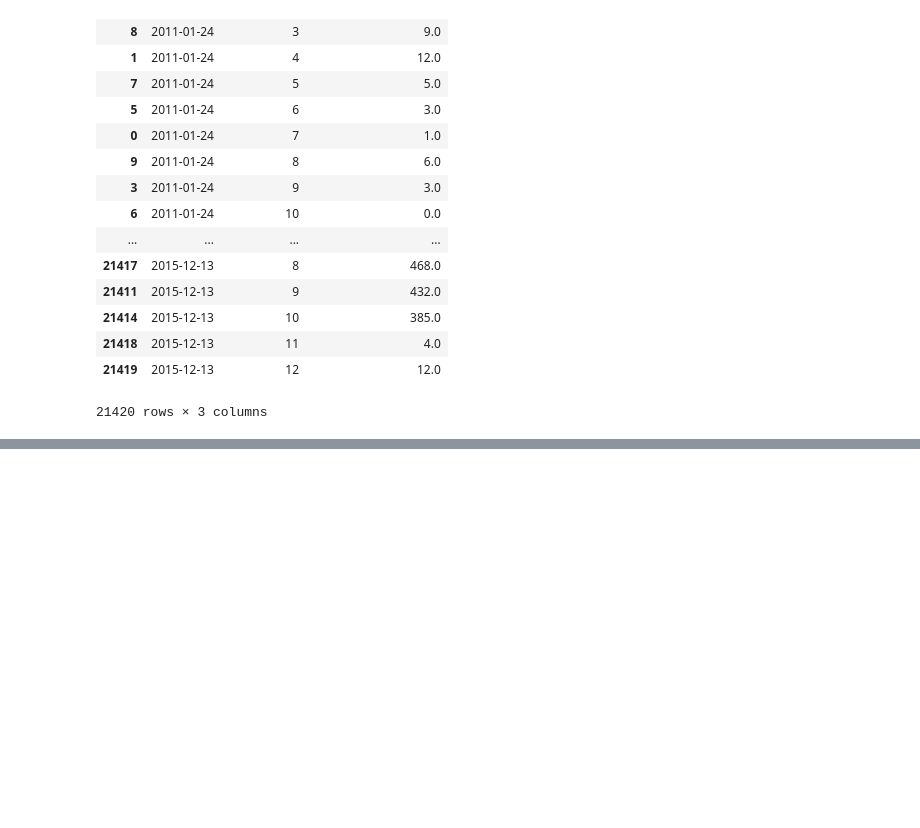
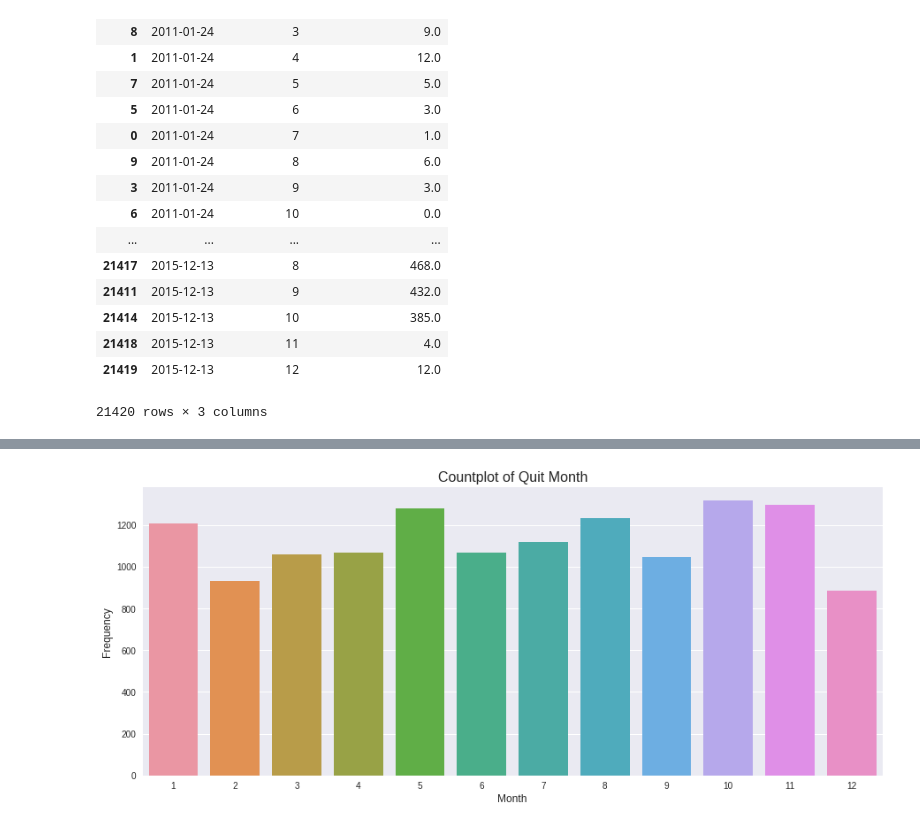
Before and after one commit to yutsai84/Datachallenge, a Jupyter notebook: Employee Retention.ipynb, the cells around one changed output, grey strips where cells are left out. Saved outputs shown, nothing was run; the diff lists cells and outputs as text; code cells hidden in the pictures; blank space fills up the shorter version.

```diff
--- a/Employee Retention.ipynb
+++ b/Employee Retention.ipynb
@@ -360,0 +432,11 @@ headcount_final
+# %%
+quit_week = np.array(list(map(lambda x: x.month, quit_data['quit_date'])))
+
+fig, ax = plt.subplots(figsize = (15, 6))
+sns.countplot(quit_week, ax = ax)
+ax.set_title('Countplot of Quit Month', fontsize = 16)
+ax.set_xlabel('Month', fontsize = 12)
+ax.set_ylabel('Frequency', fontsize = 12)
+plt.show()
+# %% [output]
+[figure, added]
```
Also changed, not shown: parts of 30 cells of this notebook.
